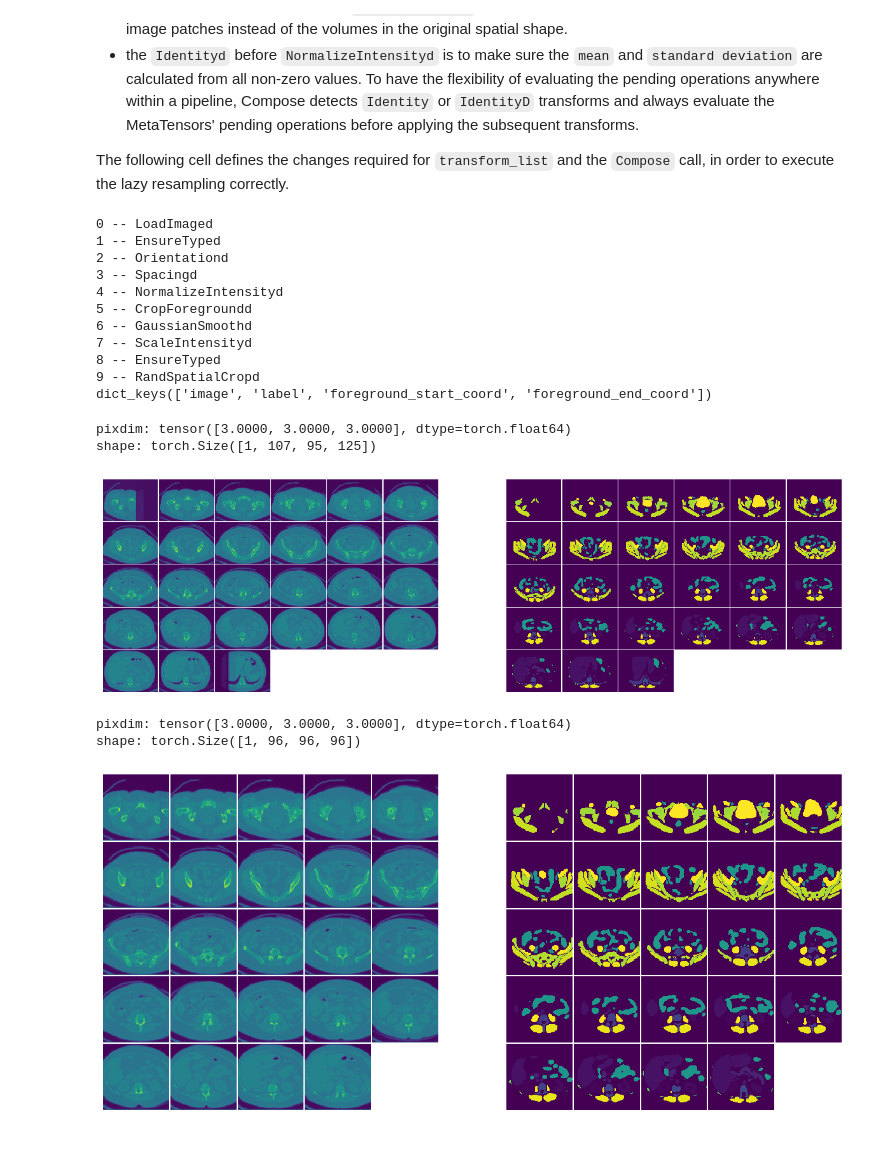
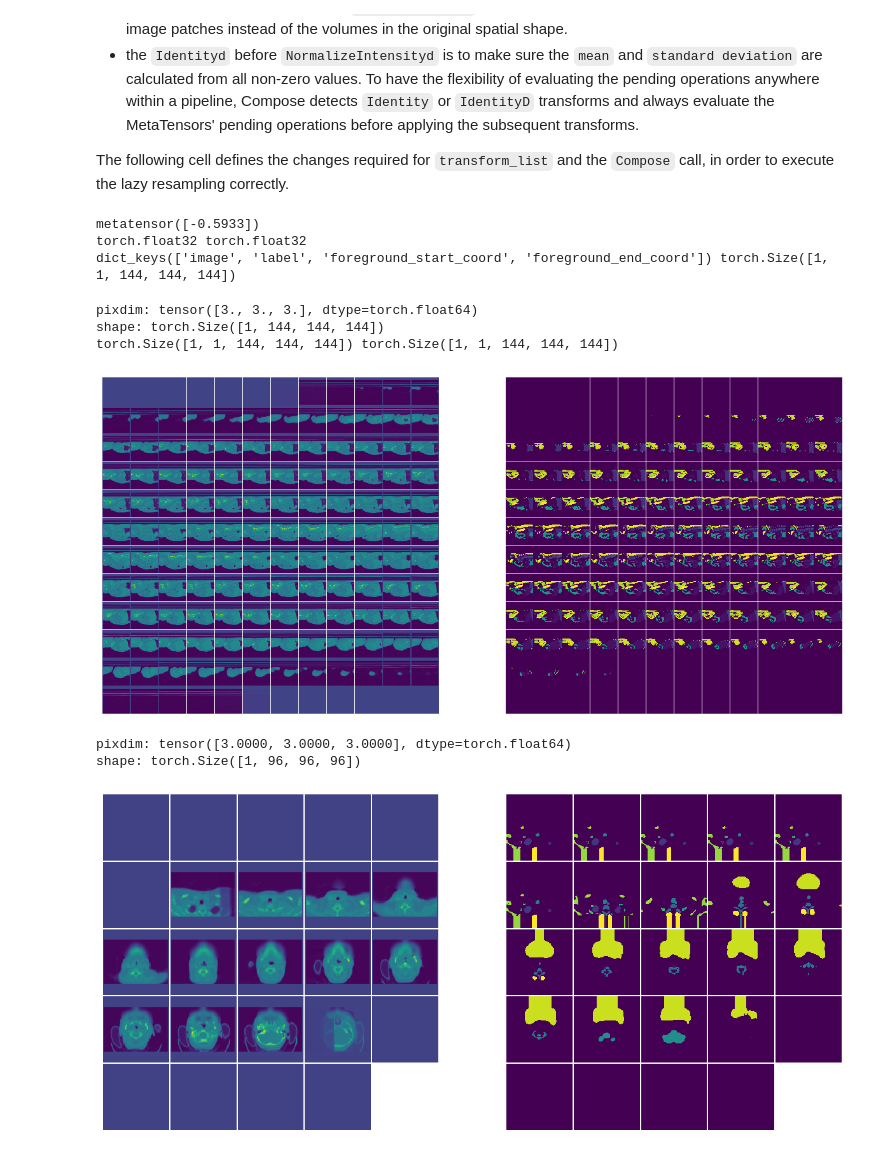
Before and after one commit to KumoLiu/tutorials, a Jupyter notebook: modules/lazy_resampling_results_compare.ipynb, the cells around one changed output. Saved outputs shown, nothing was run; the diff lists cells and outputs as text; code cells hidden in the pictures.

```diff
--- a/modules/lazy_resampling_results_compare.ipynb
+++ b/modules/lazy_resampling_results_compare.ipynb
@@ -48,6 +67,7 @@ def plot_img_operations(pair, every_n=10):
     plt.subplot(1, 2, 1)
     matshow3d(pair["image"], every_n=every_n, fig=plt.gca())
     plt.subplot(1, 2, 2)
+    print(pair["image"].shape, pair["label"].shape)
     matshow3d(pair["label"], every_n=every_n, fig=plt.gca())
     plt.show()
 
@@ -55,7 +75,11 @@ def plot_img_operations(pair, every_n=10):
 sample_url = "https://github.com/Project-MONAI/MONAI-extra-test-data/releases"
 sample_url += "/download/0.8.1/totalSegmentator_mergedLabel_samples.zip"
 monai.apps.download_and_extract(sample_url, filepath="samples.zip")
-img_name = "./totalSegmentator_mergedLabel_samples/imagesTr/s0001.nii.gz"
-seg_name = "./totalSegmentator_mergedLabel_samples/labelsTr/s0001.nii.gz"
+img_name = "./totalSegmentator_mergedLabel_samples/imagesTr/s0004.nii.gz"
+seg_name = "./totalSegmentator_mergedLabel_samples/labelsTr/s0004.nii.gz"
 filenames = {"image": img_name, "label": seg_name}
+
+img_names = list(glob.glob("./totalSegmentator_mergedLabel_samples/imagesTr/*.nii.gz"))
+seg_names = list(glob.glob("./totalSegmentator_mergedLabel_samples/labelsTr/*.nii.gz"))
+datalist = [{"image": _img_name, "label": _seg_name} for _img_name, _seg_name in zip(img_names, seg_names)]
 # %% [output]
@@ -154,48 +187,47 @@ monai.utils.set_determinism(24)
 transform_list_lazy = [
         mt.LoadImaged(keys=["image", "label"], image_only=True, ensure_channel_first=True),
         mt.EnsureTyped(keys=["image", "label"]),
-        mt.CropForegroundd(keys=["image", "label"], source_key="image", margin=10),
-        mt.Orientationd(keys=["image", "label"], axcodes="SPL"),
+        # mt.CropForegroundd(keys=["image", "label"], source_key="image", margin=10),
+        mt.CropForegroundd(keys=["image", "label"], source_key="image", margin=10, k_divisible=[96, 96, 96]),
+        mt.Orientationd(keys=["image", "label"], axcodes="RAS"),
         mt.Spacingd(keys=["image", "label"], pixdim=(3.0, 3.0, 3.0), mode=["bilinear", "nearest"]),
+        mt.SpatialPadd(keys=["image", "label"], spatial_size=(96, 96, 96)),
         mt.Identityd(keys=["image"]),
         mt.NormalizeIntensityd(keys=["image"], nonzero=True),
         mt.GaussianSmoothd(keys=["image"], sigma=0.4),
-#         mt.RandSpatialCropd(keys=["image", "label"], roi_size=[96, 96, 96], random_size=False),
-#         mt.SpatialPadd(keys=["image", "label"], spatial_size=[96, 96, 96], mode=["bilinear", "nearest"]),
-        mt.Identityd(keys=["image", "label"]),
         mt.ScaleIntensityd(keys=["image"], minv=-1.0, maxv=1.0),
         mt.EnsureTyped(keys=["image", "label"]),
+        # mt.RandSpatialCropd(keys=["image", "label"], roi_size=[96, 96, 96], random_size=False),
+        mt.CenterSpatialCropd(keys=["image", "label"], roi_size=[160, 160, 160]),
 ]
-for idx, t in enumerate(transform_list):
-    print(f"{idx} -- {t.__class__.__name__}")
+# for idx, t in enumerate(transform_list_lazy):
+#     print(f"{idx} -- {t.__class__.__name__}")
 
 xform = mt.Compose(
-    transform_list_lazy, lazy_evaluation=True, override_keys=("image", "label"), overrides={"mode": ("bilinear", "nearest")}
+    # transform_list_lazy, lazy_evaluation=True, override_keys=("image", "label"), overrides={"mode": ("bilinear", 0), 'padding_mode': ('zeros', 'constant'), 'dtype': (torch.float32, torch.uint8)}
+    transform_list_lazy, lazy_evaluation=True, override_keys=("image", "label"), overrides={"mode": ("bilinear", "nearest"), 'padding_mode': ('zeros', 'zeros'), 'dtype': torch.float32}
+    # transform_list_lazy, lazy_evaluation=True, override_keys=("image", "label"), overrides={"mode": ("bilinear", 0), 'padding_mode': ('border', 'nearest'), 'dtype': (torch.float32, torch.uint8)}
 )
-dataset = monai.data.Dataset([filenames], transform=xform)
+# dataset = monai.data.Dataset([filenames], transform=xform)
+dataset = monai.data.Dataset(datalist[1:2], transform=xform)
 data_loader = monai.data.DataLoader(dataset, batch_size=1)
 for item_lazy in data_loader:
-    print(item_lazy.keys())
+    print(torch.unique(item_lazy["image"][0, 0, 0, ...]))
+    print(item_lazy["image"].dtype, item_lazy["label"].dtype)
+    print(item_lazy.keys(), item_lazy["image"].shape)
 # %% [output]
-0 -- LoadImaged
-1 -- EnsureTyped
-2 -- Orientationd
-3 -- Spacingd
-4 -- NormalizeIntensityd
-5 -- CropForegroundd
-6 -- GaussianSmoothd
-7 -- ScaleIntensityd
-8 -- EnsureTyped
-9 -- RandSpatialCropd
-dict_keys(['image', 'label', 'foreground_start_coord', 'foreground_end_coord'])
+metatensor([-0.5933])
+torch.float32 torch.float32
+dict_keys(['image', 'label', 'foreground_start_coord', 'foreground_end_coord']) torch.Size([1, 1, 144, 144, 144])
 # %%
 # We also comment `RandSpatialCropd` and `SpatialPadd` to check the output image without cropping.
 
-plot_img_operations(item_lazy, every_n=4)
+plot_img_operations(item_lazy, every_n=1)
 # %% [output]
-pixdim: tensor([3.0000, 3.0000, 3.0000], dtype=torch.float64)
-shape: torch.Size([1, 107, 95, 125])
+pixdim: tensor([3., 3., 3.], dtype=torch.float64)
+shape: torch.Size([1, 144, 144, 144])
+torch.Size([1, 1, 144, 144, 144]) torch.Size([1, 1, 144, 144, 144])
-[figure, old version]
+[figure, new version]
 # %%
 # Uncomment the `RandSpatialCropd` in the `transform_list_lazy`. We can find that lazy resampling can help keep more margin information.
 
@@ -203,4 +235,4 @@ plot_img_operations(item_lazy, every_n=4)
 # %% [output]
 pixdim: tensor([3.0000, 3.0000, 3.0000], dtype=torch.float64)
 shape: torch.Size([1, 96, 96, 96])
-[figure, old version]
+[figure, new version]
```
Also changed, not shown: parts of 7 cells of this notebook.
